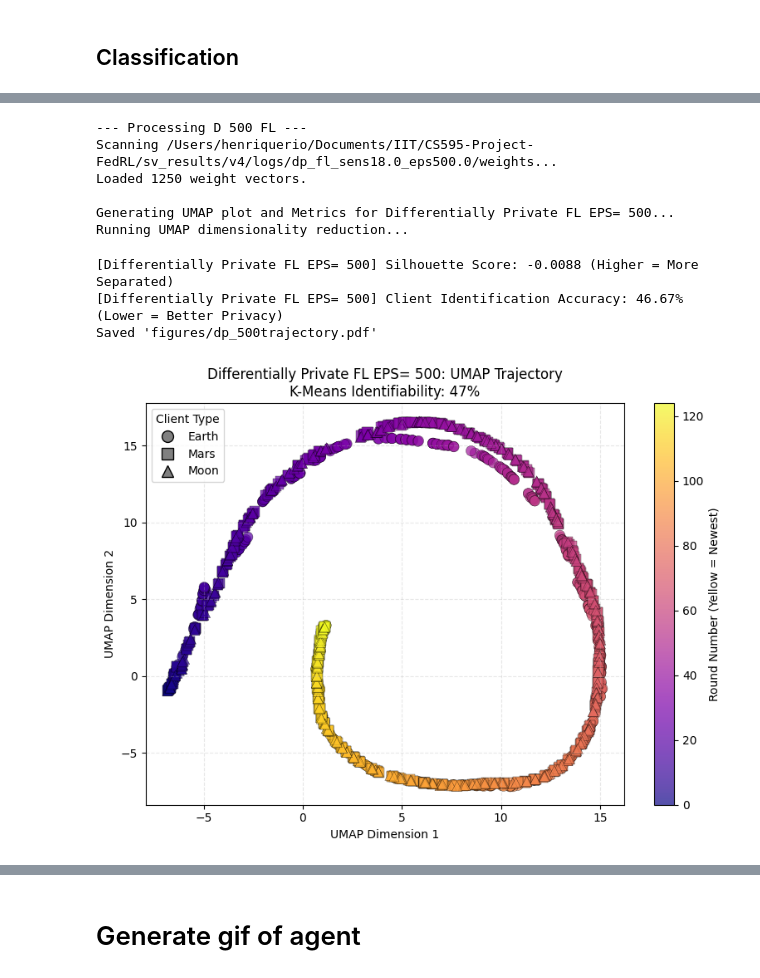
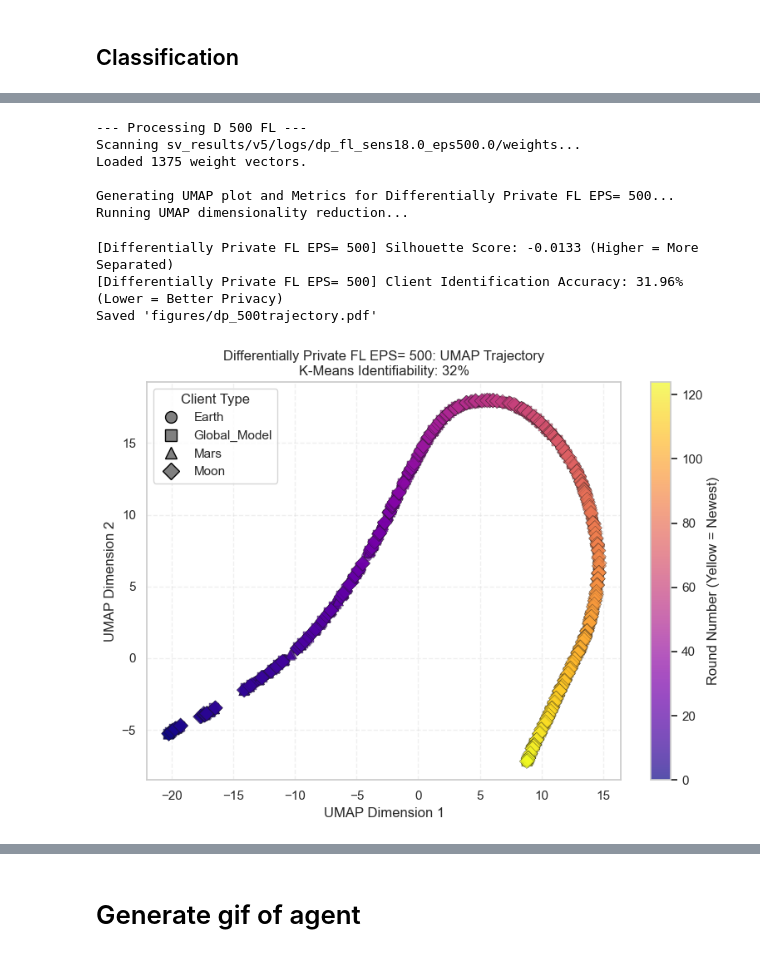
Before and after one commit to henriquem27/CS595-Project-FedRL, a Jupyter notebook: plotting.ipynb, the cells around one changed output, grey strips where cells are left out. Saved outputs shown, nothing was run; the diff lists cells and outputs as text; code cells hidden in the pictures.

Commit message:
more figures

```diff
--- a/plotting.ipynb
+++ b/plotting.ipynb
@@ -6,6 +6,20 @@ from sklearn.manifold import TSNE
 import umap
 import os
 import seaborn as sns
+from data_loader import load_data_recursively
+from sklearn.metrics import silhouette_score, accuracy_score
+from sklearn.neighbors import KNeighborsClassifier
+from sklearn.model_selection import train_test_split
+
+
+from sklearn.metrics import classification_report, confusion_matrix, accuracy_score
+
+def get_client_type(label_str):
+    """extracts environment type from label like 'Client_1_Moon' -> 'Moon'"""
+    try:
+        return label_str.split('_', 2)[2]
+    except (IndexError, TypeError):
+        return label_str
 # %% [markdown]
 # Plot Learning Curves
 # %%
@@ -71,29 +86,5 @@ plt.show()
 # %% [markdown]
 ### Step
-# %%
-
-OUTPUT_DIR = "figures"
-# Ensure the directory exists BEFORE trying to save
-os.makedirs(OUTPUT_DIR, exist_ok=True)
-
-plt.figure(figsize=(16, 8))
-sns.lineplot(data=df_pivoted, x="episo", y="episode_reward", hue="run_type")
-
-plt.xlabel("Round")
-plt.ylabel("Episode Reward")
-plt.ylim(-250, 250)
-plt.legend(title="Run Type")
-
-# --- FIX START ---
-# 1. Define the path
-filename = "round_learning_curve.pdf"
-out_path = os.path.join(OUTPUT_DIR, filename)
-
-# 2. Save the figure FIRST (while the canvas still has data)
-plt.savefig(out_path, dpi=150, bbox_inches='tight')
-
-# 3. Show the figure LAST (this will clear the canvas)
-plt.show()
 # %%
 df_pivoted.loc[df_pivoted['client_id'].str.contains('Earth', case=False, na=False), 'Category'] = 'Earth'
 df_pivoted.loc[df_pivoted['client_id'].str.contains('Mars', case=False, na=False), 'Category'] = 'Mars'
@@ -573,7 +315,7 @@ def plot_umap_weights(data, directory, output_filename="umap_weights.png", title
     # Split data to train a simple classifier
     X_train, X_test, y_train, y_test = train_test_split(umap_results, client_types, test_size=0.3, random_state=42)
 
-    clf = KNeighborsClassifier(n_neighbors=10)
+    clf = KNeighborsClassifier(n_neighbors=15)
     clf.fit(X_train, y_train)
     preds = clf.predict(X_test)
     acc = accuracy_score(y_test, preds)
@@ -714,18 +457,19 @@ Saved 'figures/dp_100trajectory.pdf'
 # %%
 print("\n--- Processing D 500 FL ---")
+DP500_PATH = "sv_results/v5/logs/dp_fl_sens18.0_eps500.0/weights"
 dp_data = load_data_recursively(DP500_PATH, MAX_ROUNDS)
 if len(dp_data['weights']) > 0:
     plot_umap_weights(dp_data, OUTPUT_DIR, output_filename="dp_500trajectory.pdf", title="Differentially Private FL EPS= 500")
 # %% [output]
 --- Processing D 500 FL ---
-Scanning /Users/henriquerio/Documents/IIT/CS595-Project-FedRL/sv_results/v4/logs/dp_fl_sens18.0_eps500.0/weights...
-Loaded 1250 weight vectors.
+Scanning sv_results/v5/logs/dp_fl_sens18.0_eps500.0/weights...
+Loaded 1375 weight vectors.
 
 Generating UMAP plot and Metrics for Differentially Private FL EPS= 500...
 Running UMAP dimensionality reduction...
-[Differentially Private FL EPS= 500] Silhouette Score: -0.0088 (Higher = More Separated)
-[Differentially Private FL EPS= 500] Client Identification Accuracy: 46.67% (Lower = Better Privacy)
+[Differentially Private FL EPS= 500] Silhouette Score: -0.0133 (Higher = More Separated)
+[Differentially Private FL EPS= 500] Client Identification Accuracy: 31.96% (Lower = Better Privacy)
 Saved 'figures/dp_500trajectory.pdf'
-[figure, old version]
+[figure, new version]
 # %%
 print("\n--- Processing D 5000 FL ---")
```
Also changed, not shown: parts of 21 cells of this notebook, 15 other files.
